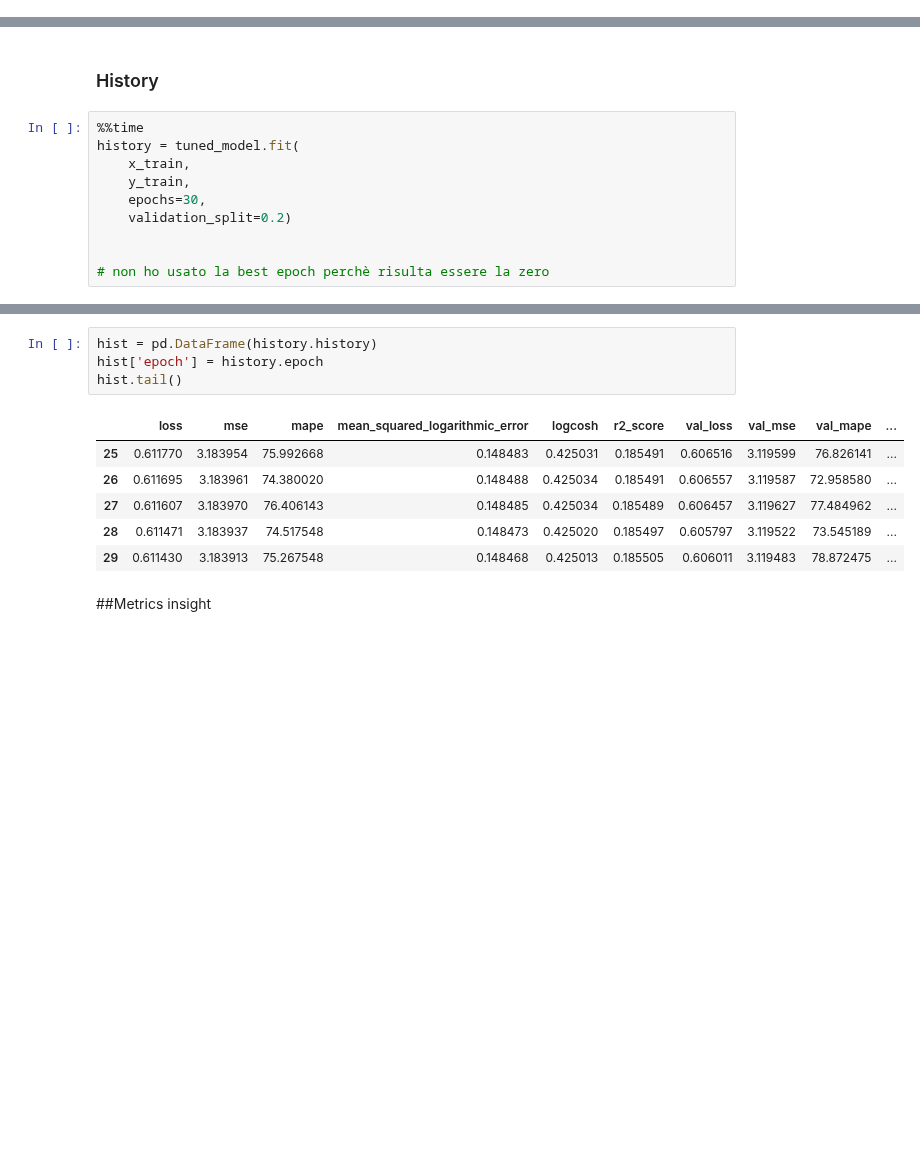
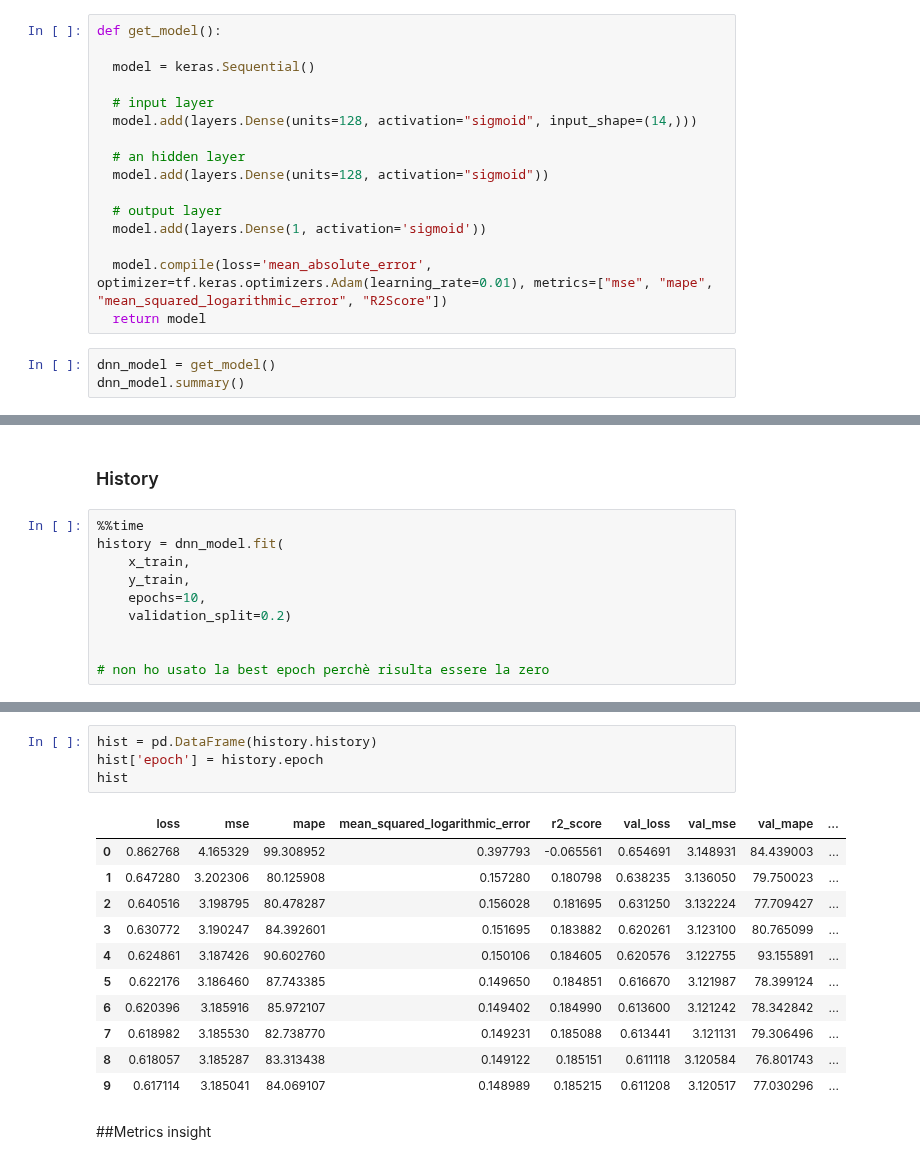
Before and after one commit to AnastasiaBrinati/Progetto-ML-23-24, a Jupyter notebook: task2_centralizzato.ipynb, the cells around one changed output, grey strips where cells are left out. Cells and saved outputs as stored; diff of their text form; blank space fills up the shorter version.

```diff
--- a/task2_centralizzato.ipynb
+++ b/task2_centralizzato.ipynb
@@ -189,0 +186,19 @@ _________________________________________________________________
+# %%
+def get_model():
+
+  model = keras.Sequential()
+
+  # input layer
+  model.add(layers.Dense(units=128, activation="sigmoid", input_shape=(14,)))
+
+  # an hidden layer
+  model.add(layers.Dense(units=128, activation="sigmoid"))
+
+  # output layer
+  model.add(layers.Dense(1, activation='sigmoid'))
+
+  model.compile(loss='mean_absolute_error', optimizer=tf.keras.optimizers.Adam(learning_rate=0.01), metrics=["mse", "mape", "mean_squared_logarithmic_error", "R2Score"])
+  return model
+# %%
+dnn_model = get_model()
+dnn_model.summary()
@@ -191,10 +222,10 @@ _________________________________________________________________
 ### History
 # %%
 %%time
-history = tuned_model.fit(
+history = dnn_model.fit(
     x_train,
     y_train,
-    epochs=30,
+    epochs=10,
     validation_split=0.2)
 
 
@@ -226,14 +257,19 @@ print("[loss,mse,mape,mean_squared_logarithmic_error,logcosh,r2_score]:", result
 # %%
 hist = pd.DataFrame(history.history)
 hist['epoch'] = history.epoch
-hist.tail()
+hist
 # %% [output]
-|  | loss | mse | mape | mean_squared_logarithmic_error | logcosh | r2_score | val_loss | val_mse | val_mape | ... |
-| 25 | 0.611770 | 3.183954 | 75.992668 | 0.148483 | 0.425031 | 0.185491 | 0.606516 | 3.119599 | 76.826141 | ... |
-| 26 | 0.611695 | 3.183961 | 74.380020 | 0.148488 | 0.425034 | 0.185491 | 0.606557 | 3.119587 | 72.958580 | ... |
-| 27 | 0.611607 | 3.183970 | 76.406143 | 0.148485 | 0.425034 | 0.185489 | 0.606457 | 3.119627 | 77.484962 | ... |
-| 28 | 0.611471 | 3.183937 | 74.517548 | 0.148473 | 0.425020 | 0.185497 | 0.605797 | 3.119522 | 73.545189 | ... |
-| 29 | 0.611430 | 3.183913 | 75.267548 | 0.148468 | 0.425013 | 0.185505 | 0.606011 | 3.119483 | 78.872475 | ... |
+|  | loss | mse | mape | mean_squared_logarithmic_error | r2_score | val_loss | val_mse | val_mape | ... |
+| 0 | 0.862768 | 4.165329 | 99.308952 | 0.397793 | -0.065561 | 0.654691 | 3.148931 | 84.439003 | ... |
+| 1 | 0.647280 | 3.202306 | 80.125908 | 0.157280 | 0.180798 | 0.638235 | 3.136050 | 79.750023 | ... |
+| 2 | 0.640516 | 3.198795 | 80.478287 | 0.156028 | 0.181695 | 0.631250 | 3.132224 | 77.709427 | ... |
+| 3 | 0.630772 | 3.190247 | 84.392601 | 0.151695 | 0.183882 | 0.620261 | 3.123100 | 80.765099 | ... |
+| 4 | 0.624861 | 3.187426 | 90.602760 | 0.150106 | 0.184605 | 0.620576 | 3.122755 | 93.155891 | ... |
+| 5 | 0.622176 | 3.186460 | 87.743385 | 0.149650 | 0.184851 | 0.616670 | 3.121987 | 78.399124 | ... |
+| 6 | 0.620396 | 3.185916 | 85.972107 | 0.149402 | 0.184990 | 0.613600 | 3.121242 | 78.342842 | ... |
+| 7 | 0.618982 | 3.185530 | 82.738770 | 0.149231 | 0.185088 | 0.613441 | 3.121131 | 79.306496 | ... |
+| 8 | 0.618057 | 3.185287 | 83.313438 | 0.149122 | 0.185151 | 0.611118 | 3.120584 | 76.801743 | ... |
+| 9 | 0.617114 | 3.185041 | 84.069107 | 0.148989 | 0.185215 | 0.611208 | 3.120517 | 77.030296 | ... |
 # %% [markdown]
 ##Metrics insight
 # %% [markdown]
```
Also changed, not shown: parts of 7 cells of this notebook.
